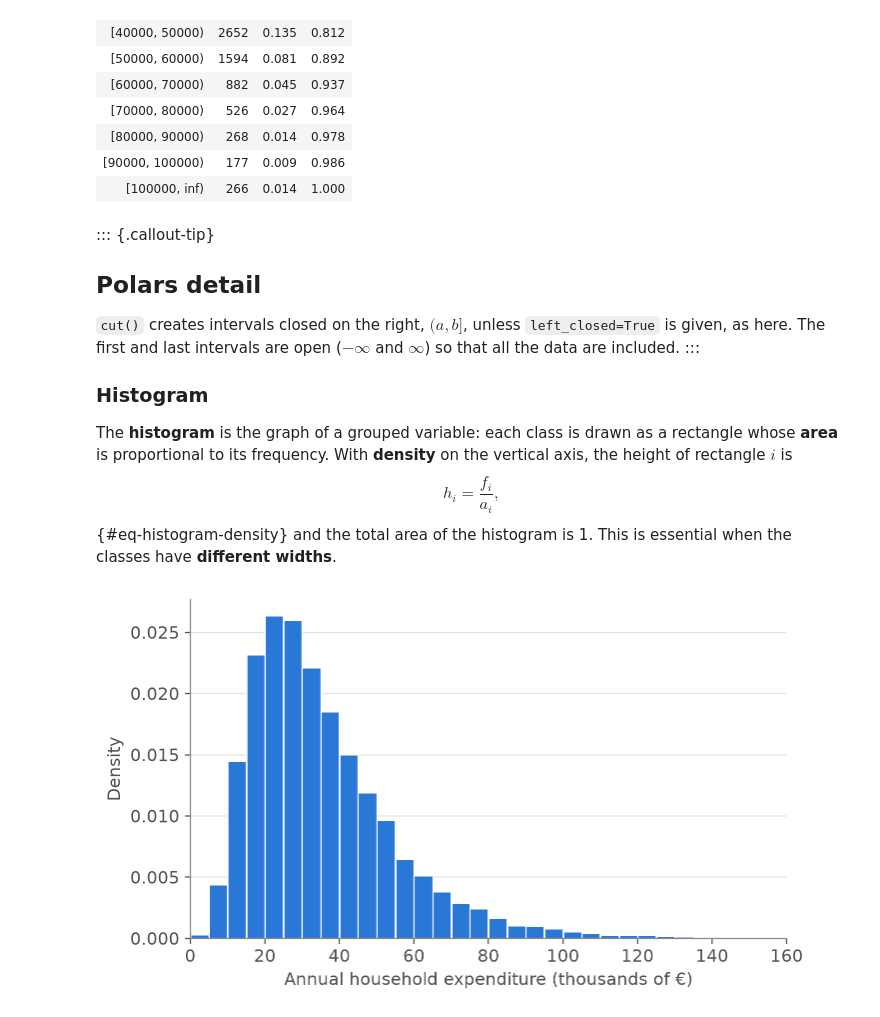
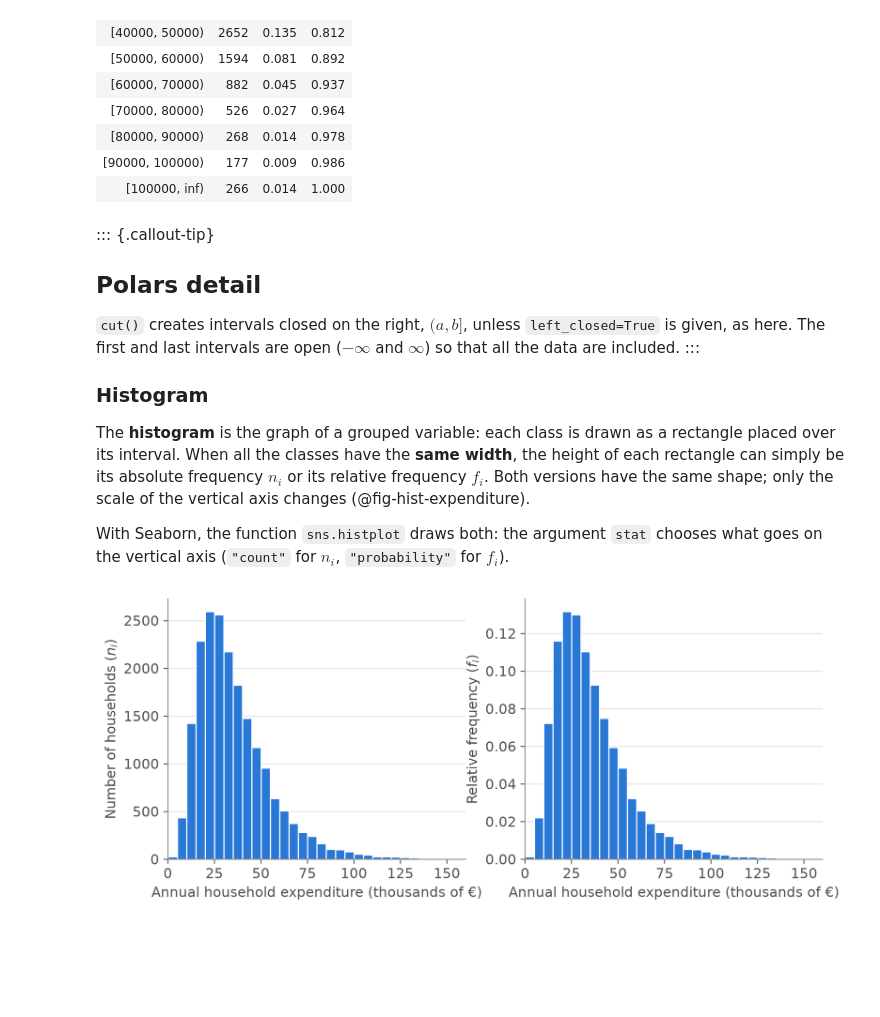
Before and after one commit to FabioScielzoOrtiz/descriptive-statistics, a Jupyter notebook: topics/02-univariate/01-freq-graphs.ipynb, the cells around one changed output. Drawn from its saved outputs; the diff is of its cells as text; code cells hidden in the pictures; blank space fills up the shorter version.

Commit message:
Implement code changes to enhance functionality and improve performance

```diff
--- a/topics/02-univariate/01-freq-graphs.ipynb
+++ b/topics/02-univariate/01-freq-graphs.ipynb
@@ -42,4 +41,10 @@ Each row is a household; the variables are described in
 # %%
-households = pl.read_csv("data/processed/epf/households.csv")
-print(households.select("region", "ref_education", "household_size", "exp_total").head())
+households = pl.read_csv("data/processed/epf/households.csv").select(
+    "household_id", "region", "tenure_group",
+    "household_size", "floor_area_m2",
+    "monthly_income", "main_income_source",
+    "exp_total", "exp_monetary", "exp_food", "exp_clothing",
+    "n_employed", "ref_sex", "ref_age", "ref_education",
+)
+households.head()
 # %% [output]
@@ -225,3 +282,9 @@ ax.set_ylabel("Absolute frequency")
 plt.show()
 # %% [output]
 [figure]
+# %%
+fig, ax = plt.subplots()
+ax.bar(size_table["household_size"], size_table["f_i"], width=0.6, color=COLORS["blue"])
+ax.set_xlabel("Number of household members")
+ax.set_ylabel("Relative frequency")
+plt.show()
@@ -273,27 +338,30 @@ expenditure_table
 ### Histogram
 
 The **histogram** is the graph of a grouped variable: each class is drawn as a
-rectangle whose **area** is proportional to its frequency. With **density** on the
-vertical axis, the height of rectangle $i$ is
-$$
-h_i = \frac{f_i}{a_i},
-$$ {#eq-histogram-density}
-and the total area of the histogram is 1. This is essential when the classes have
-**different widths**.
+rectangle placed over its interval. When all the classes have the **same width**,
+the height of each rectangle can simply be its absolute frequency $n_i$ or its
+relative frequency $f_i$. Both versions have the same shape; only the scale of the
+vertical axis changes (@fig-hist-expenditure).
+
+With Seaborn, the function `sns.histplot` draws both: the argument `stat` chooses
+what goes on the vertical axis (`"count"` for $n_i$, `"probability"` for $f_i$).
 # %%
 #| label: fig-hist-expenditure
-#| fig-cap: "Histogram of annual household expenditure, in classes of €5,000. The horizontal axis is cut at €160,000: a few households lie further to the right."
-expenditure = households["exp_total"].to_numpy()
+#| fig-cap: "Histogram of annual household expenditure in classes of €5,000, with absolute frequencies (left) and relative frequencies (right). The horizontal axis is cut at €160,000: a few households lie further to the right."
+expenditure = households["exp_total"].to_numpy() / 1000  # thousands of €
+bins = np.arange(0, 335, 5)
 
-fig, ax = plt.subplots()
-ax.hist(expenditure / 1000, bins=np.arange(0, 335, 5), density=True,
-        color=COLORS["blue"], edgecolor="white", linewidth=1)
-ax.set_xlim(0, 160)
-ax.set_xlabel("Annual household expenditure (thousands of €)")
-ax.set_ylabel("Density")
+fig, (ax_abs, ax_rel) = plt.subplots(1, 2, figsize=(9.5, 3.8))
+for ax, stat, label in [(ax_abs, "count", "Number of households ($n_i$)"),
+                        (ax_rel, "probability", "Relative frequency ($f_i$)")]:
+    sns.histplot(x=expenditure, bins=bins, stat=stat, ax=ax,
+                 color=COLORS["blue"], edgecolor="white", linewidth=1, alpha=1)
+    ax.set_xlim(0, 160)
+    ax.set_xlabel("Annual household expenditure (thousands of €)")
+    ax.set_ylabel(label)
 plt.show()
 # %% [output]
-[figure, old version]
+[figure, new version]
 # %% [markdown]
 @fig-hist-expenditure shows a **right-skewed** distribution: most households
 spend between 15,000 and 45,000 € a year, and a few spend much more. This is the
```
Also changed, not shown: parts of 17 cells of this notebook, 4 other files.
